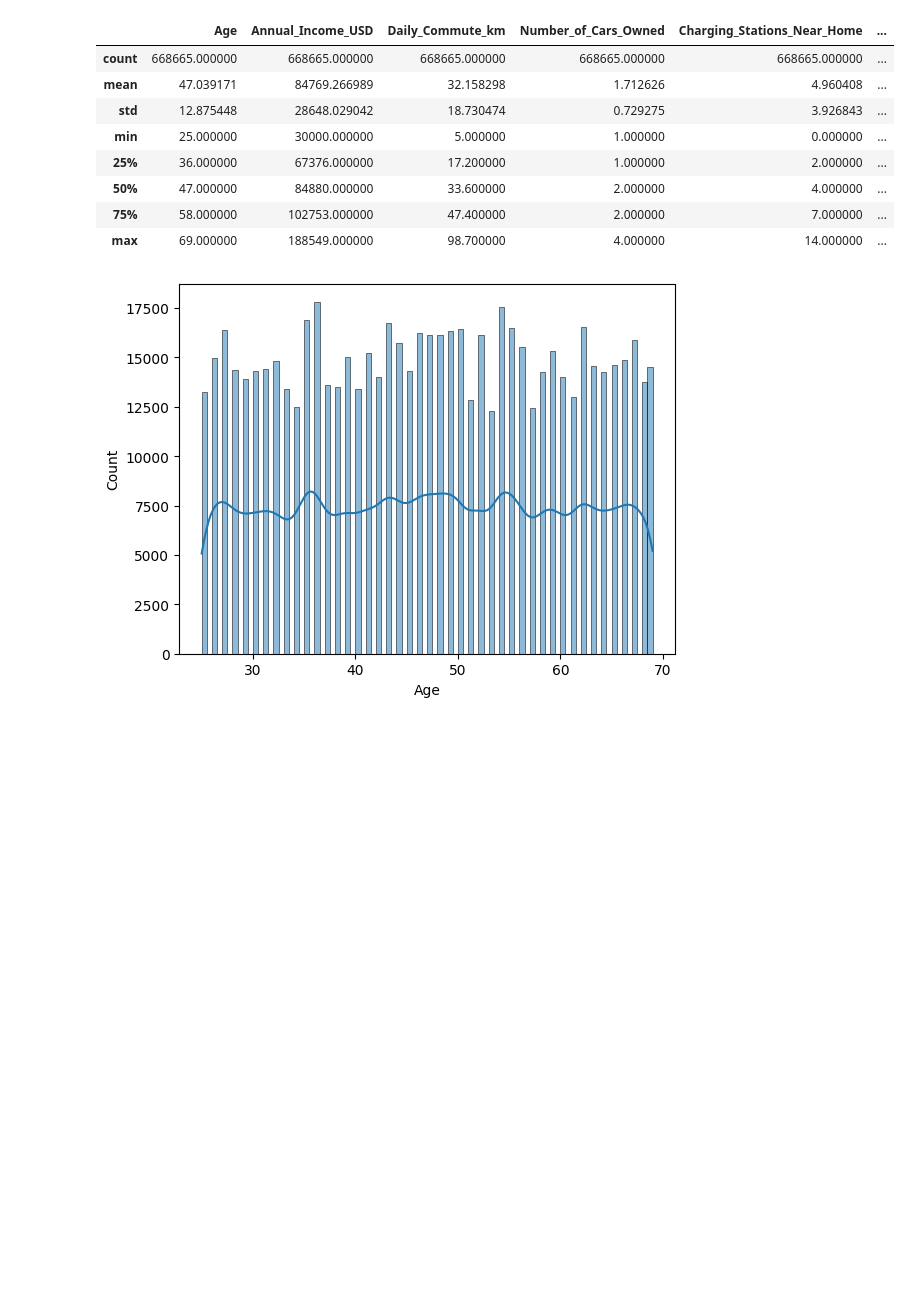
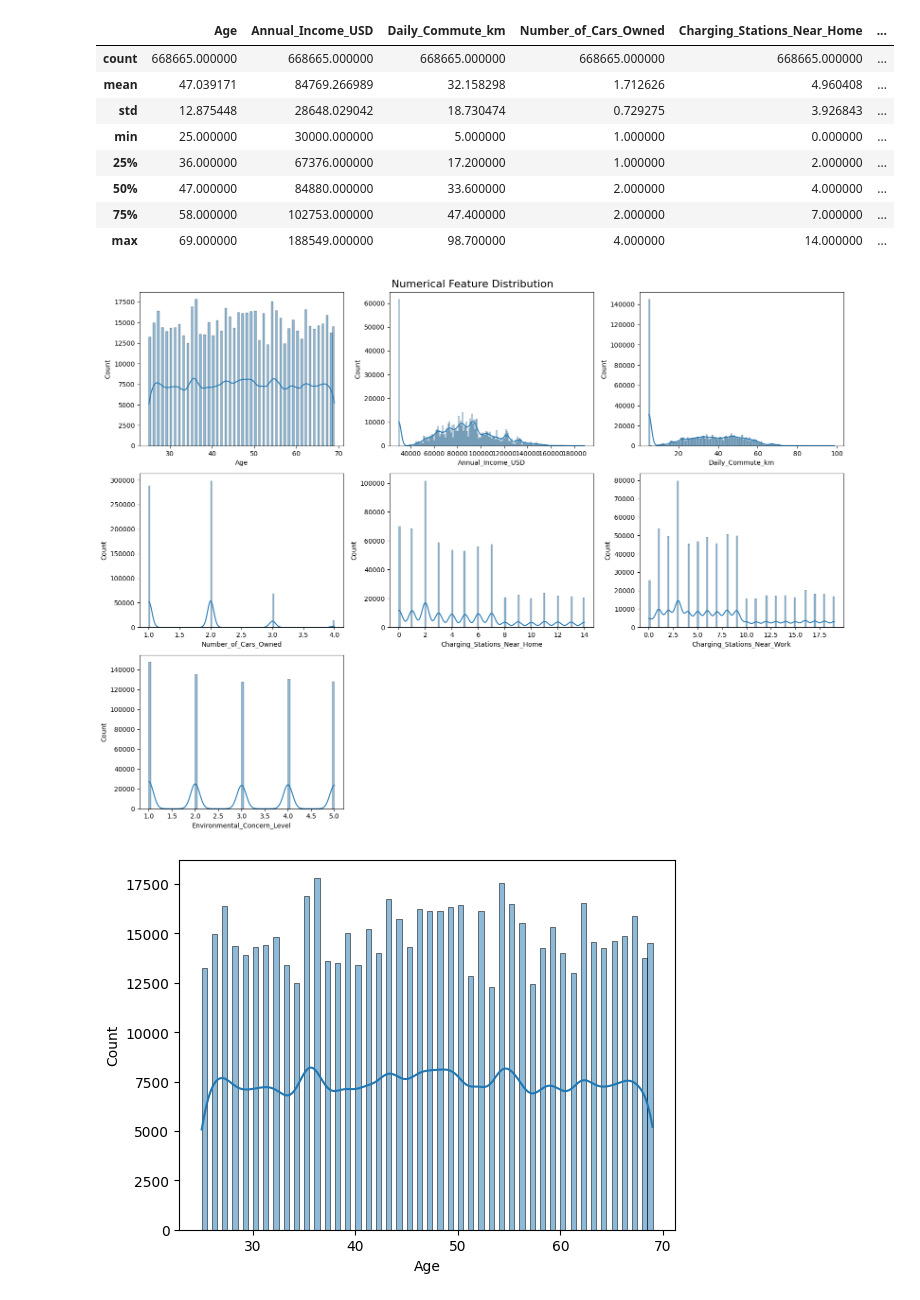
Before and after one commit to anushka3690/Predicting-Electric-Vehicle-Purchases, a Jupyter notebook: notebook/model2.ipynb, the cells around one changed output. Cells and saved outputs as stored; diff of their text form; code cells hidden in the pictures; blank space fills up the shorter version.

```diff
--- a/notebook/model2.ipynb
+++ b/notebook/model2.ipynb
@@ -59,6 +57,27 @@ df.describe()
 | 50% | 47.000000 | 84880.000000 | 33.600000 | 2.000000 | 4.000000 | ... |
 | 75% | 58.000000 | 102753.000000 | 47.400000 | 2.000000 | 7.000000 | ... |
 | max | 69.000000 | 188549.000000 | 98.700000 | 4.000000 | 14.000000 | ... |
+# %%
+n_cols = 3
+n_rows = (len(cat_cols) + n_cols - 1) // n_cols
+fig, axes = plt.subplots(n_rows, n_cols, figsize=(16, 4 * n_rows))
+axes = axes.flatten()
+fig.suptitle('Numerical Feature Distribution', fontsize=16)
+
+for i, col in enumerate(num_cols):
+    ax = axes[i]
+    sns.histplot(df[col], kde=True, ax=ax)
+    ax.set_xlabel(col)
+    ax.set_ylabel('Count')
+
+# Hide unused subplots
+for i in range(len(cat_cols), len(axes)):
+    axes[i].set_visible(False)
+
+plt.tight_layout()
+plt.show()
+# %% [output]
+[figure, added]
 # %%
 sns.histplot(df["Age"], kde=True)
 
```
Also changed, not shown: parts of 1 cell of this notebook, 21 other files.
